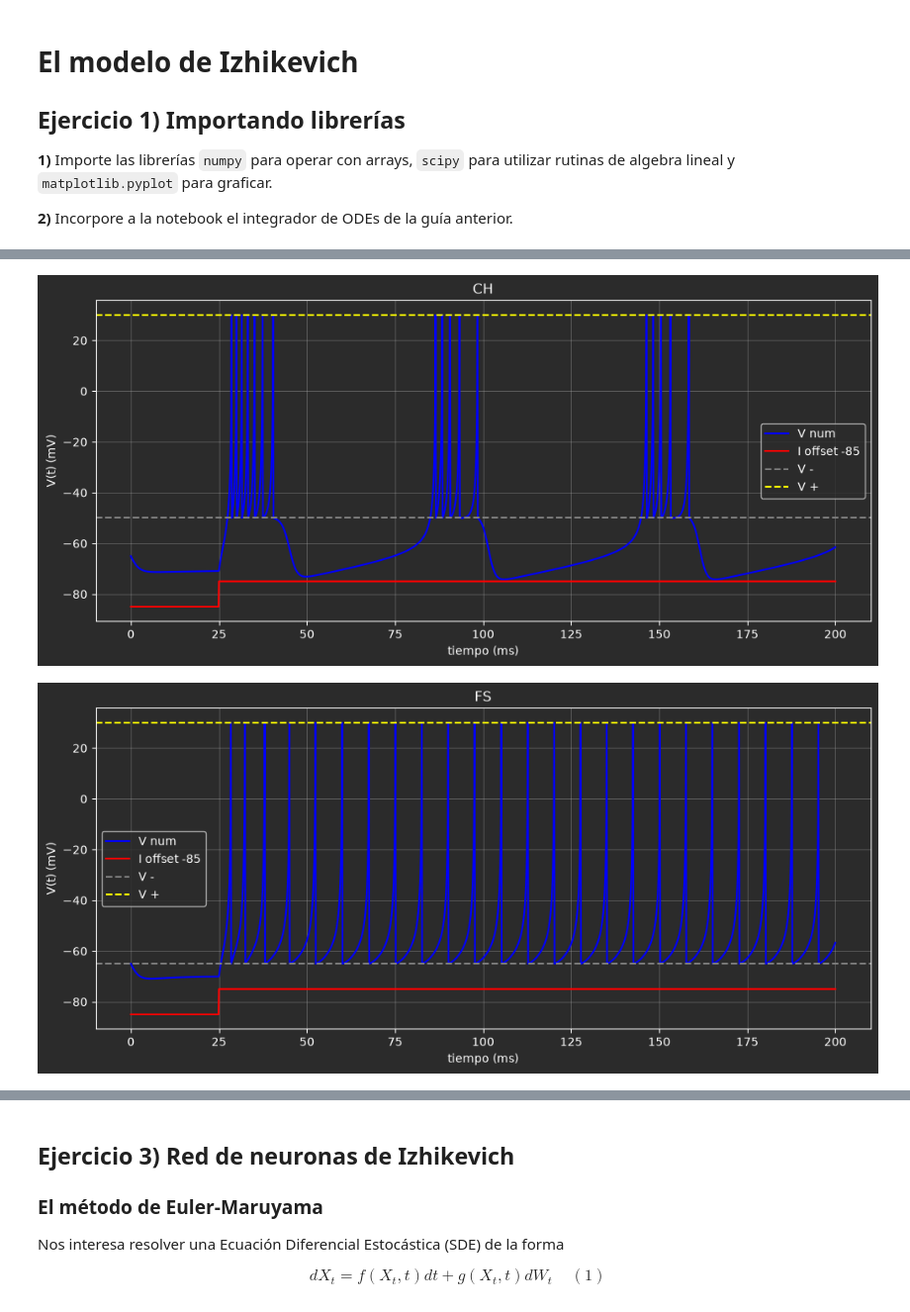
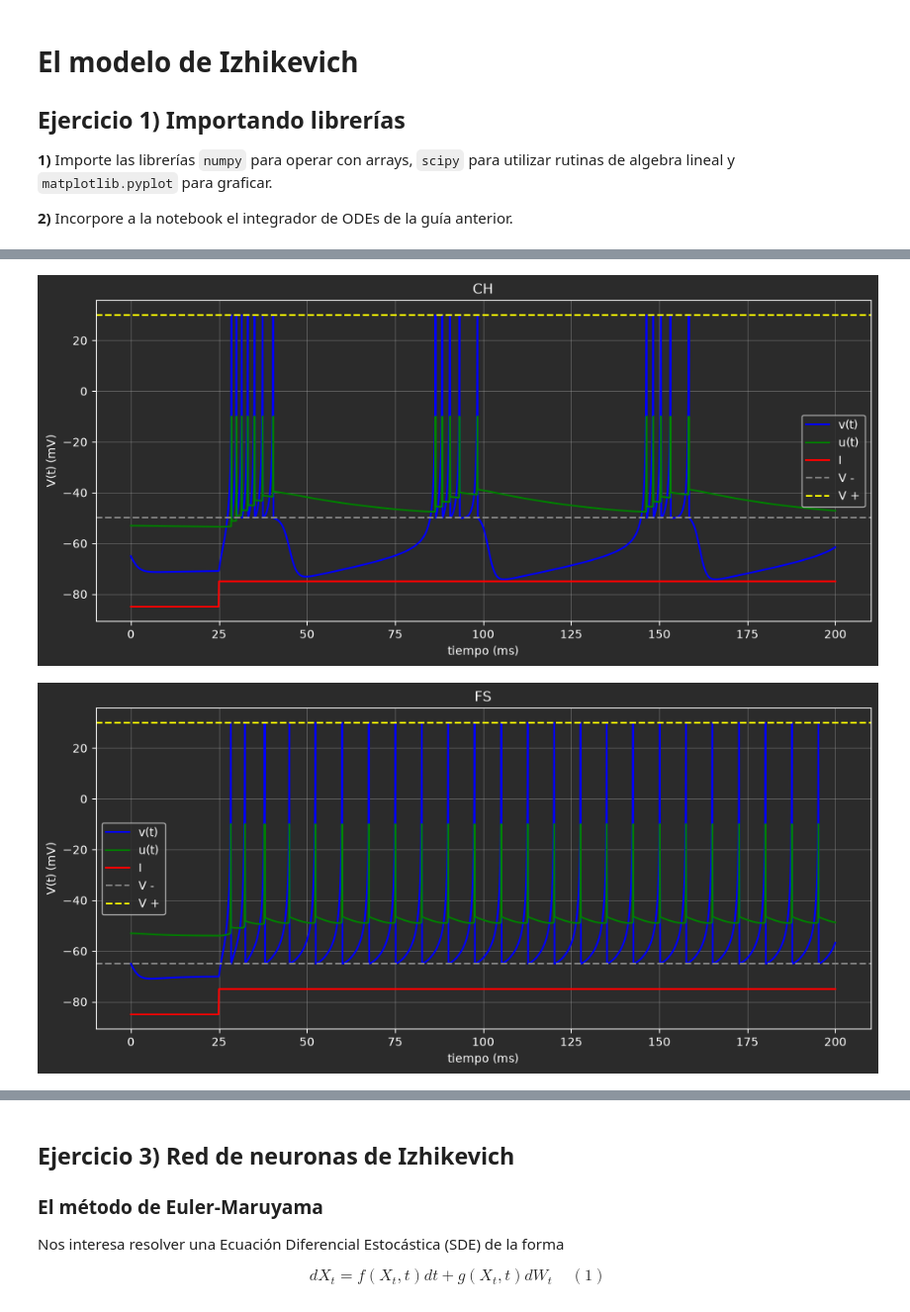
Before and after one commit to alexwicher/RedesNeuronales, a Jupyter notebook: pract6/redes_neuronales_2026_guia_6.ipynb, the cells around one changed output, grey strips where cells are left out. Shown at 99% size. Saved outputs shown, nothing was run; the diff lists cells and outputs as text; code cells hidden in the pictures.

```diff
--- a/pract6/redes_neuronales_2026_guia_6.ipynb
+++ b/pract6/redes_neuronales_2026_guia_6.ipynb
@@ -345,8 +345,9 @@ for e in consigna:
     plt.xlabel('tiempo (ms)')
     plt.ylabel('V(t) (mV)')
     # plt.plot(t, w, label="V num", linestyle='-', c='blue')
-    plt.plot(t, w[0, :], label="V num", linestyle='-', c='blue')
-    plt.plot(t, I_C - 85, label="I offset -85", linestyle='-', c='red')
+    plt.plot(t, w[0, :], label="v(t)", linestyle='-', c='blue')
+    plt.plot(t, w[1, :] - 40, label="u(t) offset", linestyle='-', c='green')
+    plt.plot(t, I_C - 85, label="I offset", linestyle='-', c='red')
     plt.axhline(v_, linestyle='--', color='grey', label="V -")
     plt.axhline(v_p, linestyle='--', color='yellow', label="V +")
     plt.title(f"{e[0]}")
@@ -359,2 +360,2 @@ for e in consigna:
-[figure, old version]
+[figure, new version]
-[figure, old version]
+[figure, new version]
```
Also changed, not shown: parts of 3 cells of this notebook.
